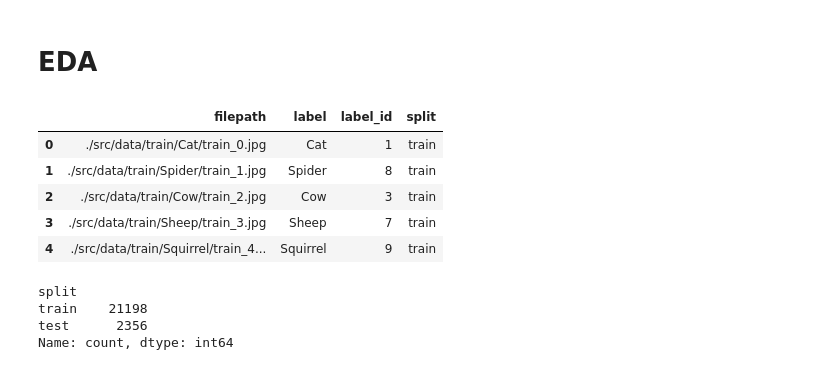
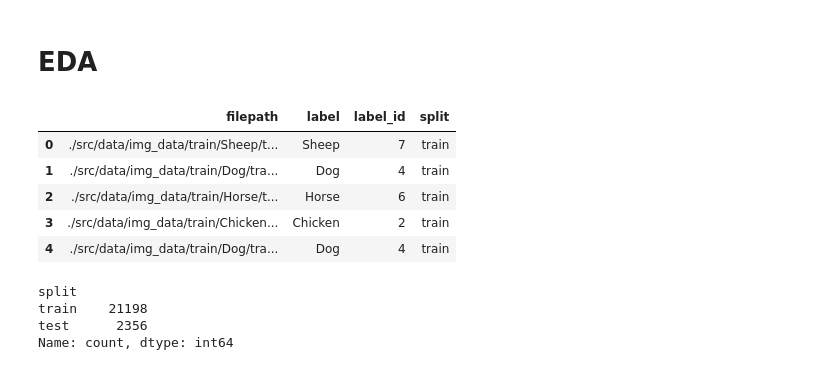
Before and after one commit to Emptx0/internship_test, a Jupyter notebook: task2/task2_img_clf_nb.ipynb, the cells around one changed output. Drawn from its saved outputs; the diff is of its cells as text; code cells hidden in the pictures.

```diff
--- a/task2/task2_img_clf_nb.ipynb
+++ b/task2/task2_img_clf_nb.ipynb
@@ -37,15 +37,15 @@ import os
 # %% [markdown]
 # EDA
 # %%
-df = pd.read_csv("src/data/metadata.csv")
+df = pd.read_csv("src/data/img_data/metadata.csv")
 df.head()
 # %% [output]
 |  | filepath | label | label_id | split |
-| 0 | ./src/data/train/Cat/train_0.jpg | Cat | 1 | train |
-| 1 | ./src/data/train/Spider/train_1.jpg | Spider | 8 | train |
-| 2 | ./src/data/train/Cow/train_2.jpg | Cow | 3 | train |
-| 3 | ./src/data/train/Sheep/train_3.jpg | Sheep | 7 | train |
-| 4 | ./src/data/train/Squirrel/train_4... | Squirrel | 9 | train |
+| 0 | ./src/data/img_data/train/Sheep/t... | Sheep | 7 | train |
+| 1 | ./src/data/img_data/train/Dog/tra... | Dog | 4 | train |
+| 2 | ./src/data/img_data/train/Horse/t... | Horse | 6 | train |
+| 3 | ./src/data/img_data/train/Chicken... | Chicken | 2 | train |
+| 4 | ./src/data/img_data/train/Dog/tra... | Dog | 4 | train |
 # %%
 df["split"].value_counts()
 # %% [output]
```
Also changed, not shown: parts of 3 cells of this notebook, 4 other files.
